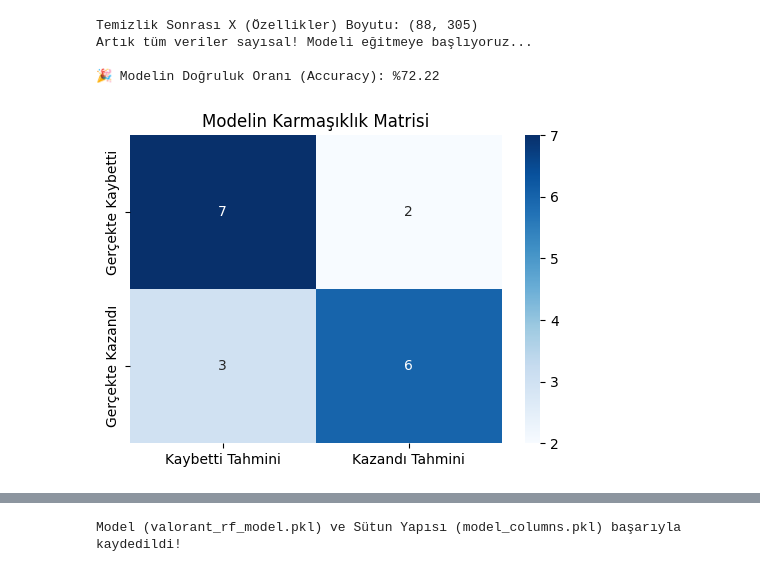
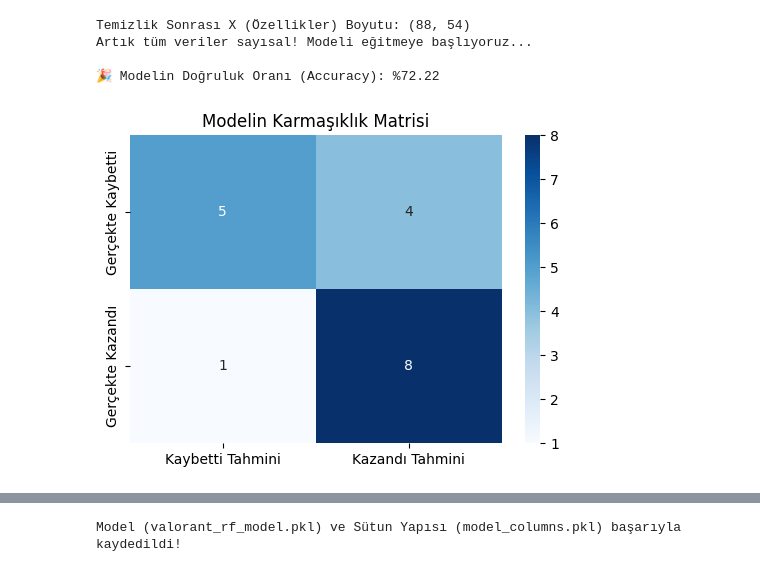
Before and after one commit to SantoPanto/Valolyzer, a Jupyter notebook: 01_veri_incelemesi.ipynb, the cells around one changed output, grey strips where cells are left out. Saved outputs shown, nothing was run; the diff lists cells and outputs as text; code cells hidden in the pictures.

```diff
--- a/01_veri_incelemesi.ipynb
+++ b/01_veri_incelemesi.ipynb
@@ -4,6 +4,68 @@ from sklearn.ensemble import RandomForestClassifier
 from sklearn.metrics import accuracy_score, confusion_matrix
 import seaborn as sns
 import matplotlib.pyplot as plt
+import pandas as pd
+import joblib
+
+# ---------------------------------------------------------
+# 1. VERİLERİ OKUMA VE BİRLEŞTİRME
+# ---------------------------------------------------------
+matches_df = pd.read_csv('data/matches.csv')
+maps_df = pd.read_csv('data/detailed_matches_maps.csv')
+player_df = pd.read_csv('data/detailed_matches_player_stats.csv')
+
+merged_df = pd.merge(matches_df, maps_df, on='match_id', how='inner')
+
+merged_df = merged_df.rename(columns={
+	'score_x': 'series_score', 'winner_x': 'series_winner',
+	'score_y': 'map_score', 'winner_y': 'map_winner'
+})
+merged_df = merged_df.drop(columns=['week', 'status'])
+merged_df['team1_won_map'] = (merged_df['map_winner'] == merged_df['team1']).astype(int)
+
+# ---------------------------------------------------------
+# 2. V2 YENİLİĞİ: VERİ TEMİZLİĞİ (VİRGÜLLÜ AJAN HATASI)
+# ---------------------------------------------------------
+# Eğer bir satırda "Astra, Omen" yazıyorsa, virgülden böl ve sadece ilk ajanı (Astra) al.
+# .strip() ile de kelimenin başındaki/sonundaki boşlukları siliyoruz.
+player_df['agent'] = player_df['agent'].astype(str).str.split(',').str[0].str.strip()
+
+# ---------------------------------------------------------
+# 3. AJANLARI İŞLEME (One-Hot Encoding)
+# ---------------------------------------------------------
+agent_picks = player_df[['match_id', 'player_team', 'agent']].rename(columns={'player_team': 'team'})
+agent_dummies = pd.get_dummies(agent_picks, columns=['agent'], prefix='', prefix_sep='')
+team_agents = agent_dummies.groupby(['match_id', 'team']).max().reset_index()
+
+merged_df = pd.merge(merged_df, team_agents, left_on=['match_id', 'team1'], right_on=['match_id', 'team'], how='left')
+merged_df = pd.merge(merged_df, team_agents, left_on=['match_id', 'team2'], right_on=['match_id', 'team'], how='left', suffixes=('_t1', '_t2'))
+
+# ---------------------------------------------------------
+# 4. V2 YENİLİĞİ: HARİTA İSİMLERİNİ ÖĞRETME
+# ---------------------------------------------------------
+# Harita isimlerini 0 ve 1'lere çeviriyoruz (Örn: map_Bind: 1, map_Ascent: 0)
+map_dummies = pd.get_dummies(merged_df['map_name'], prefix='map')
+# Oluşan yeni harita sütunlarını ana tablomuza ekliyoruz
+merged_df = pd.concat([merged_df, map_dummies], axis=1)
+
+# ---------------------------------------------------------
+# 5. MODEL GİRDİSİ (X) VE TEMİZLİK
+# ---------------------------------------------------------
+drop_list = [
+	'series_score', 'series_winner', 'map_score', 'map_winner', 'duration',
+	'score1', 'score2', 'team_t1', 'team_t2', 'match_id', 'team1', 'team2',
+	'date', 'time', 'stage', 'picked_by', 'event_name', 'event_stage',
+	'map_name' # map_name'in yazılı halini siliyoruz, çünkü üstte 0-1'lere çevirdik
+]
+
+existing_drops = [col for col in drop_list if col in merged_df.columns]
+
+X = merged_df.drop(columns=existing_drops + ['team1_won_map', 'match_id', 'score1', 'score2'])  # 'team1_won_map', 'match_id', 'score1', 'score2' sütunlarını da ek olarak siliyoruz
+y = merged_df['team1_won_map']
+
+# True/False'ları 1/0'a çevir ve kalan tüm metin sütunlarını sil
+X = X.replace({True: 1, False: 0})
+X = X.drop(columns=X.select_dtypes(include=['object']).columns)
 
 # ---------------------------------------------------------
 # 1. AŞAMA: SON VERİ TEMİZLİĞİ
@@ -27,32 +89,32 @@ X_train, X_test, y_train, y_test = train_test_split(X, y, test_size=0.2, random_
 
 # ---------------------------------------------------------
 # 3. AŞAMA: MODELİ KURMA VE EĞİTME
 # ---------------------------------------------------------
 # Güçlü bir Sınıflandırma algoritması olan Random Forest (Rastgele Orman) kullanıyoruz
 model = RandomForestClassifier(n_estimators=100, random_state=42)
 
 # Model, X_train verilerine bakarak y_train sonuçlarını öğreniyor
 model.fit(X_train, y_train)
 
 # ---------------------------------------------------------
 # 4. AŞAMA: TAHMİN YAPMA VE BAŞARI ÖLÇÜMÜ
 # ---------------------------------------------------------
 # Modelden hiç görmediği X_test verilerini tahmin etmesini istiyoruz
 y_pred = model.predict(X_test)
 
 # Tahminleri gerçek sonuçlarla (y_test) karşılaştırıp başarı oranını buluyoruz
 accuracy = accuracy_score(y_test, y_pred)
 print(f"🎉 Modelin Doğruluk Oranı (Accuracy): %{accuracy * 100:.2f}")
 
 # Modelin nerede kafasının karıştığını görmek için Karmaşıklık Matrisi (Confusion Matrix) çizdiriyoruz
 cm = confusion_matrix(y_test, y_pred)
 plt.figure(figsize=(6,4))
 sns.heatmap(cm, annot=True, fmt='d', cmap='Blues', xticklabels=['Kaybetti Tahmini', 'Kazandı Tahmini'], yticklabels=['Gerçekte Kaybetti', 'Gerçekte Kazandı'])
 plt.title('Modelin Karmaşıklık Matrisi')
 plt.show()
 # %% [output]
-Temizlik Sonrası X (Özellikler) Boyutu: (88, 305)
+Temizlik Sonrası X (Özellikler) Boyutu: (88, 54)
 Artık tüm veriler sayısal! Modeli eğitmeye başlıyoruz...
 
 🎉 Modelin Doğruluk Oranı (Accuracy): %72.22
-[figure, old version]
+[figure, new version]
```
Also changed, not shown: parts of 5 cells of this notebook, 3 other files.
